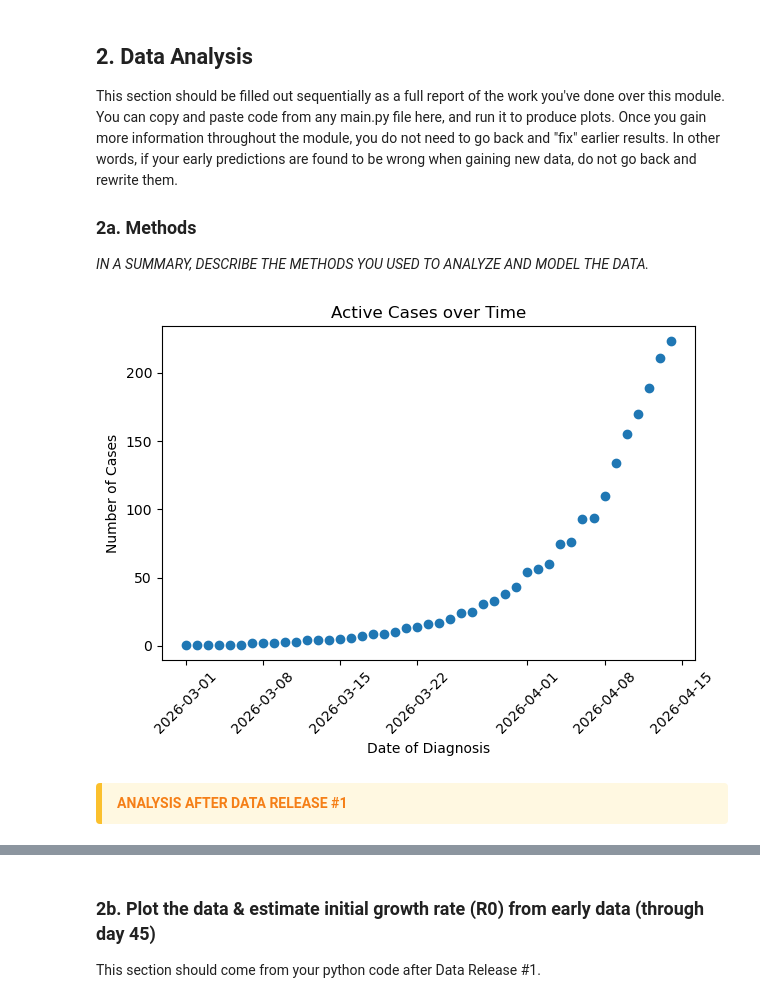
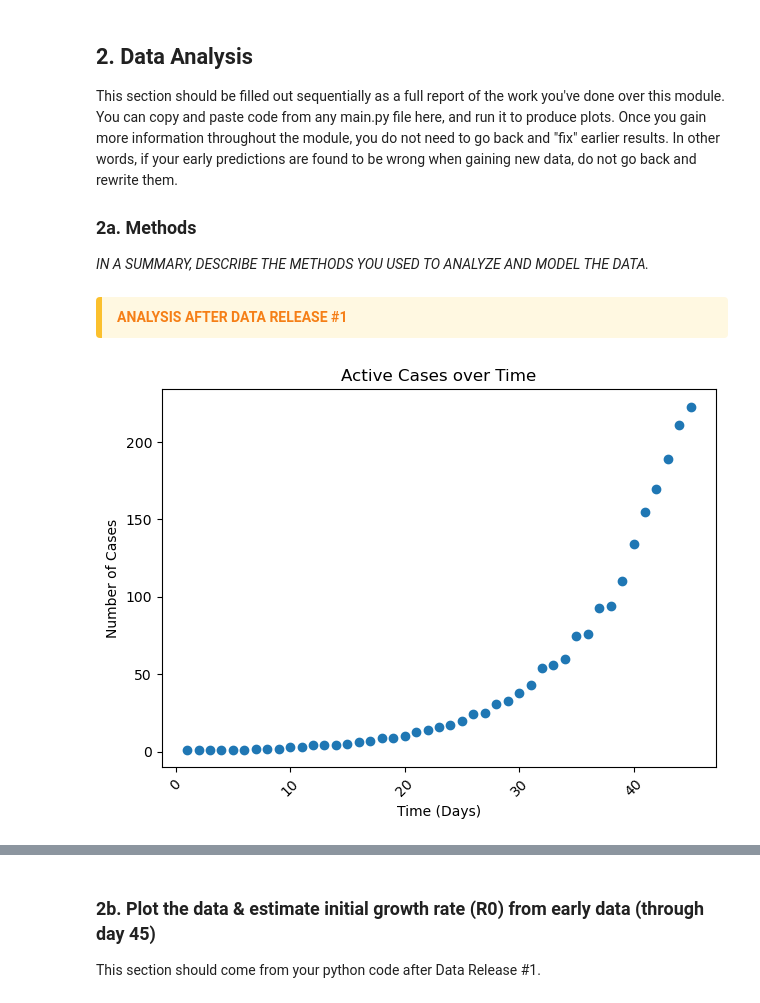
Before and after one commit to isabelvikesland/Module-2-Epidemics-SIR-Modeling, a Jupyter notebook: Module-2-Epidemics_student_final_notebook.ipynb, the cells around one changed output, grey strips where cells are left out. Cells and saved outputs as stored; diff of their text form; code cells hidden in the pictures.

```diff
--- a/Module-2-Epidemics_student_final_notebook.ipynb
+++ b/Module-2-Epidemics_student_final_notebook.ipynb
@@ -27,29 +27,6 @@ This section should be filled out sequentially as a full report of the work you'
 ### 2a. Methods
 
 *IN A SUMMARY, DESCRIBE THE METHODS YOU USED TO ANALYZE AND MODEL THE DATA.*
-# %%
-from patients import Patients
-import matplotlib.pyplot as plt
-
-location = r"/Users/isabelvikesland/Documents/UVA2/BME 2315 - Comp.BME/Module-2-Epidemics-SIR-Modeling/Data/mystery_virus_daily_active_counts_RELEASE#1.csv"
-patients = Patients.instantiate_from_csv(location)
-
-def plot_data_release_1(patients):
-    dates = [patient.date_of_diagnosis for patient in patients]
-    cases = [patient.number_of_cases for patient in patients]
-    plt.scatter(dates, cases)
-    plt.xlabel('Date of Diagnosis')
-    plt.ylabel('Number of Cases')
-    plt.title('Active Cases over Time')
-    plt.xticks(rotation=45)
-    plt.tight_layout()
-    plt.show()
-
-###I used ClaudeAI to help explain why my patients import statement was not working, it was because my patients.py file was in a different subfolder than my jupyter notebook
-
-plot_data_release_1(patients)
-# %% [output]
-[figure, removed]
 # %% [markdown]
 
 <div style="
@@ -61,3 +38,28 @@ plot_data_release_1(patients)
 <b style="color:#f57f17;">ANALYSIS AFTER DATA RELEASE #1</b>
 
 </div>
+# %%
+#import the patients class and the matplotlib library for plotting
+from patients import Patients
+import matplotlib.pyplot as plt
+#find the location of the csv file and instantiate the patients class with that location
+location = r"/Users/isabelvikesland/Documents/UVA2/BME 2315 - Comp.BME/Module-2-Epidemics-SIR-Modeling/Data/mystery_virus_daily_active_counts_RELEASE#1.csv"
+patients = Patients.instantiate_from_csv(location)
+#define a function to plot the data from the patients class
+def plot_data_release_1(patients):
+    dates = [patient.day for patient in patients]
+    cases = [patient.number_of_cases for patient in patients]
+    #format the scatter plot with the dates on the x-axis and the number of cases on the y-axis
+    plt.scatter(dates, cases)
+    plt.xlabel('Time (Days)')
+    plt.ylabel('Number of Cases')
+    plt.title('Active Cases over Time')
+    plt.xticks(rotation=45)
+    plt.tight_layout()
+    plt.show()
+
+###I used ClaudeAI to help explain why my patients import statement was not working, it was because my patients.py file was in a different subfolder than my jupyter notebook
+
+plot_data_release_1(patients)
+# %% [output]
+[figure, added]
```
Also changed, not shown: parts of 3 cells of this notebook, 1 other file.
